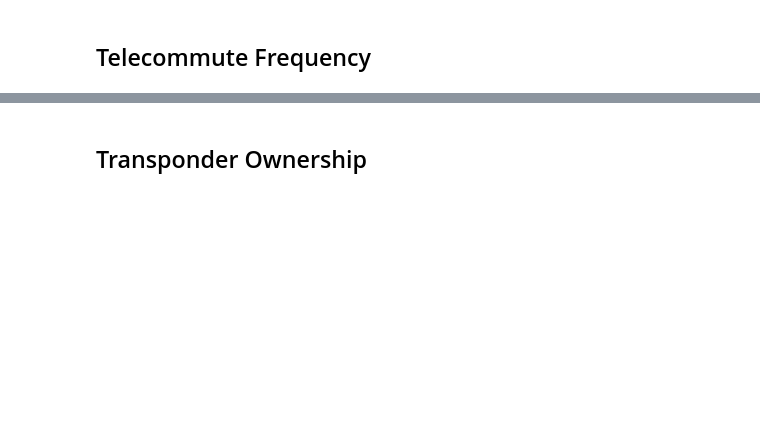
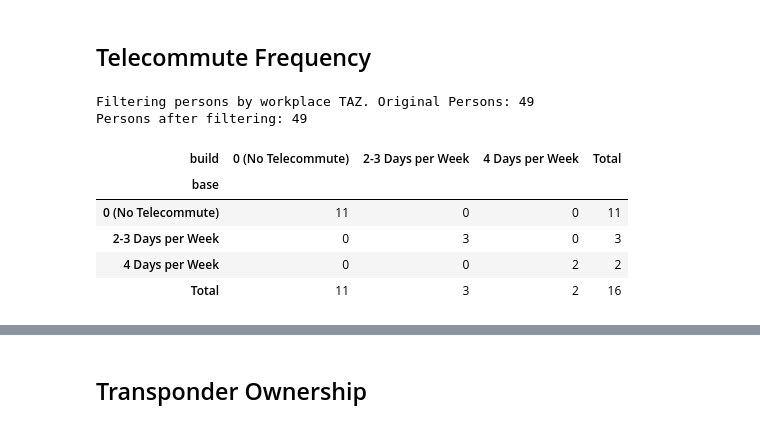
Before and after one commit to ActivitySim/asim_eet_viz, a Jupyter notebook: notebooks/long_term.ipynb, the cells around one changed output, grey strips where cells are left out. Drawn from its saved outputs; the diff is of its cells as text; code cells hidden in the pictures; blank space fills up the shorter version.

Commit message:
feat: adds transit pass freeparking and telecommute freq summaries

```diff
--- a/notebooks/long_term.ipynb
+++ b/notebooks/long_term.ipynb
@@ -145,4 +326,53 @@ print("Lorem ipsum") # Placeholder for CS
 # %% [markdown]
 ## Telecommute Frequency
 # %%
-print("Lorem ipsum") # Placeholder for CS
+usecols = ['person_id', 'is_worker', 'telecommute_frequency', 'workplace_zone_id']
+base_per = pd.read_csv(f"{base_dir}/final_persons.csv",
+                       index_col='person_id',
+                       usecols=usecols)
+
+build_per = pd.read_csv(f"{build_dir}/final_persons.csv",
+                        index_col='person_id',
+                        usecols=usecols)
+
+# nicer names, please. grab the first char to get magnitudes.
+tc_labels = {
+    'No_Telecommute': '0 (No Telecommute)',
+    '1_days_week': '1 Day per Week',
+    '2_3_days_week': '2-3 Days per Week',
+    '4_days_week': '4 Days per Week'
+}
+
+base_per.telecommute_frequency = base_per.telecommute_frequency.map(tc_labels)
+build_per.telecommute_frequency = build_per.telecommute_frequency.map(tc_labels)
+# %%
+print(f"Filtering persons by workplace TAZ. Original Persons: {len(base_per)}")
+base_per = base_per[single_filter_mazs(base_per.workplace_zone_id)]
+build_per = build_per[single_filter_mazs(build_per.workplace_zone_id)]
+print(f"Persons after filtering: {len(base_per)}")
+# %% [output]
+Filtering persons by workplace TAZ. Original Persons: 49
+Persons after filtering: 49
+# %%
+df = base_per[base_per.is_worker].merge(build_per[build_per.is_worker],
+                                        how='left',
+                                        left_index=True,
+                                        right_index=True,
+                                        suffixes=('_base','_build'))
+# %%
+xtab = pd.crosstab(
+    df.telecommute_frequency_base,
+    df.telecommute_frequency_build,
+    rownames=['base'],
+    colnames=['build'],
+    margins=True,
+    margins_name='Total'
+).sort_index()
+xtab
+# %% [output]
+| build | 0 (No Telecommute) | 2-3 Days per Week | 4 Days per Week | Total |
+| base |  |  |  |  |
+| 0 (No Telecommute) | 11 | 0 | 0 | 11 |
+| 2-3 Days per Week | 0 | 3 | 0 | 3 |
+| 4 Days per Week | 0 | 0 | 2 | 2 |
+| Total | 11 | 3 | 2 | 16 |
```
Also changed, not shown: parts of 30 cells of this notebook.
